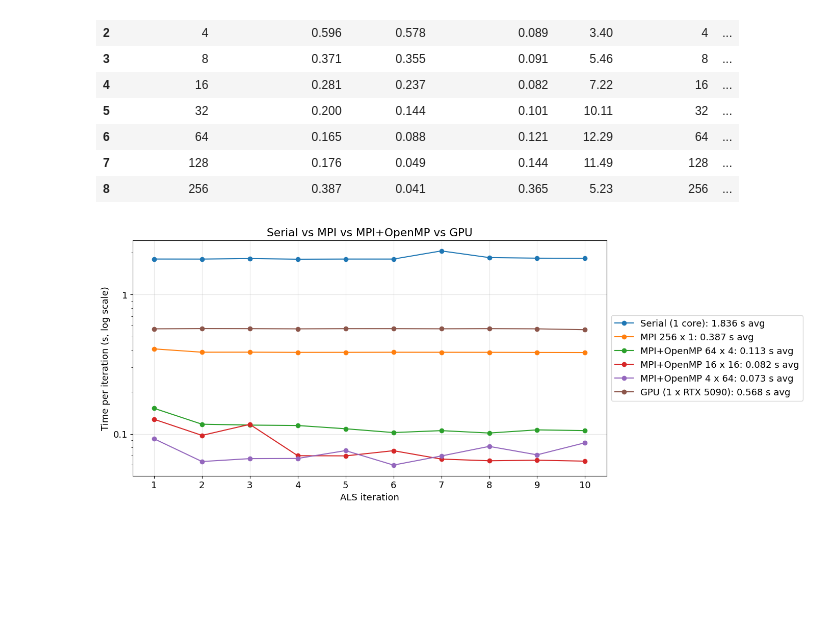
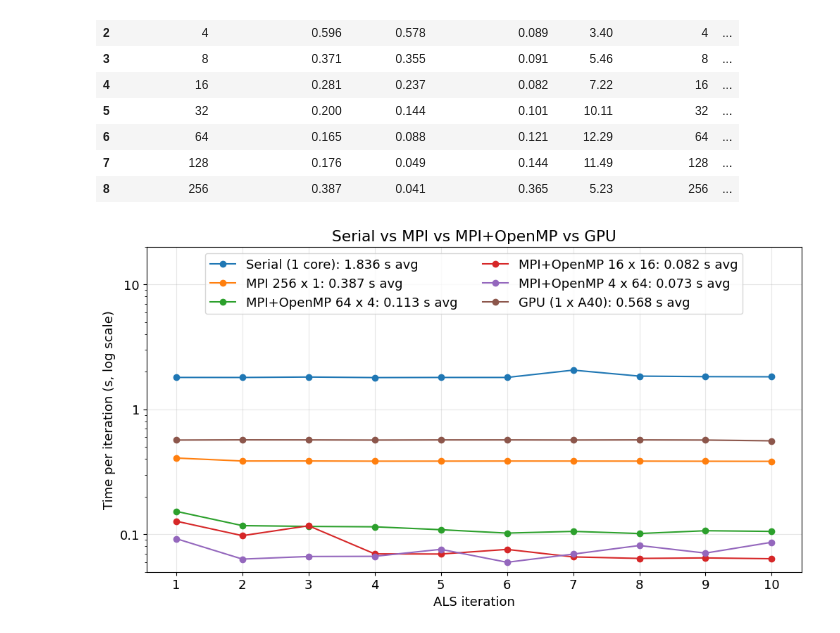
Before and after one commit to KohSiXing/DSA5208-Parallelizing-Algorithm-with-MPIX, a Jupyter notebook: Data Cleaning and Analysis.ipynb, the cells around one changed output. Cells and saved outputs as stored; diff of their text form; code cells hidden in the pictures; blank space fills up the shorter version.

```diff
--- a/Data Cleaning and Analysis.ipynb
+++ b/Data Cleaning and Analysis.ipynb
@@ -222,31 +181,32 @@ display(speedup_table)
 # %%
 plt.rcParams.update({"font.size": 13})
 
 # one line per version: (legend name, which rows)
 versions = [
     ("Serial (1 core)",        df["experiment"] == "serial baseline"),
     ("MPI 256 x 1",            (df["experiment"] == "strong scaling") & (df["mpi_ranks"] == 256)),
     ("MPI+OpenMP 64 x 4",      (df["program"] == "MPI + OpenMP") & (df["mpi_ranks"] == 64)),
     ("MPI+OpenMP 16 x 16",     (df["program"] == "MPI + OpenMP") & (df["mpi_ranks"] == 16)),
     ("MPI+OpenMP 4 x 64",      (df["program"] == "MPI + OpenMP") & (df["mpi_ranks"] == 4)),
-    ("GPU (1 x RTX 5090)",     df["experiment"] == "GPU test"),
+    ("GPU (1 x A40)",     df["experiment"] == "GPU test"),
 ]
 
 plt.figure(figsize=(12, 6))
 for name, rows in versions:
     d = df[rows].sort_values("iteration")
     avg = d["iter_time_s"].mean()
     plt.plot(d["iteration"], d["iter_time_s"], marker="o", label=f"{name}: {avg:.3f} s avg")
 
 plt.yscale("log")
 plt.gca().yaxis.set_major_formatter(FuncFormatter(lambda v, _: f"{v:g}"))   # 0.1, 1 instead of 10^-1
 plt.xticks(range(1, 11))
 plt.xlabel("ALS iteration")
 plt.ylabel("Time per iteration (s, log scale)")
 plt.title("Serial vs MPI vs MPI+OpenMP vs GPU")
-plt.legend(loc="center left", bbox_to_anchor=(1.0, 0.5))
+plt.ylim(0.05, 20)
+plt.legend(loc="upper center", ncol=2, frameon=True)
 plt.grid(True, alpha=0.3)
 #plt.savefig("variants_comparison.png", dpi=200, bbox_inches="tight")
 plt.show()
 # %% [output]
-[figure, old version]
+[figure, new version]
```
Also changed, not shown: parts of 6 cells of this notebook, 21 other files.
